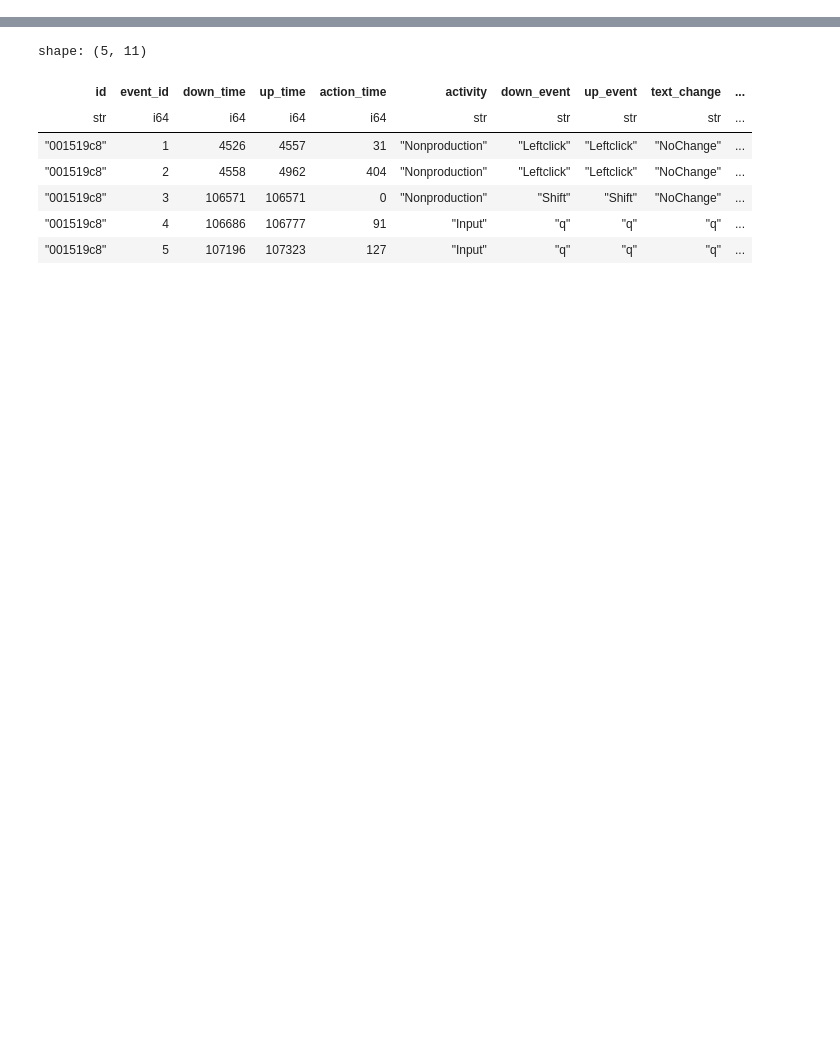
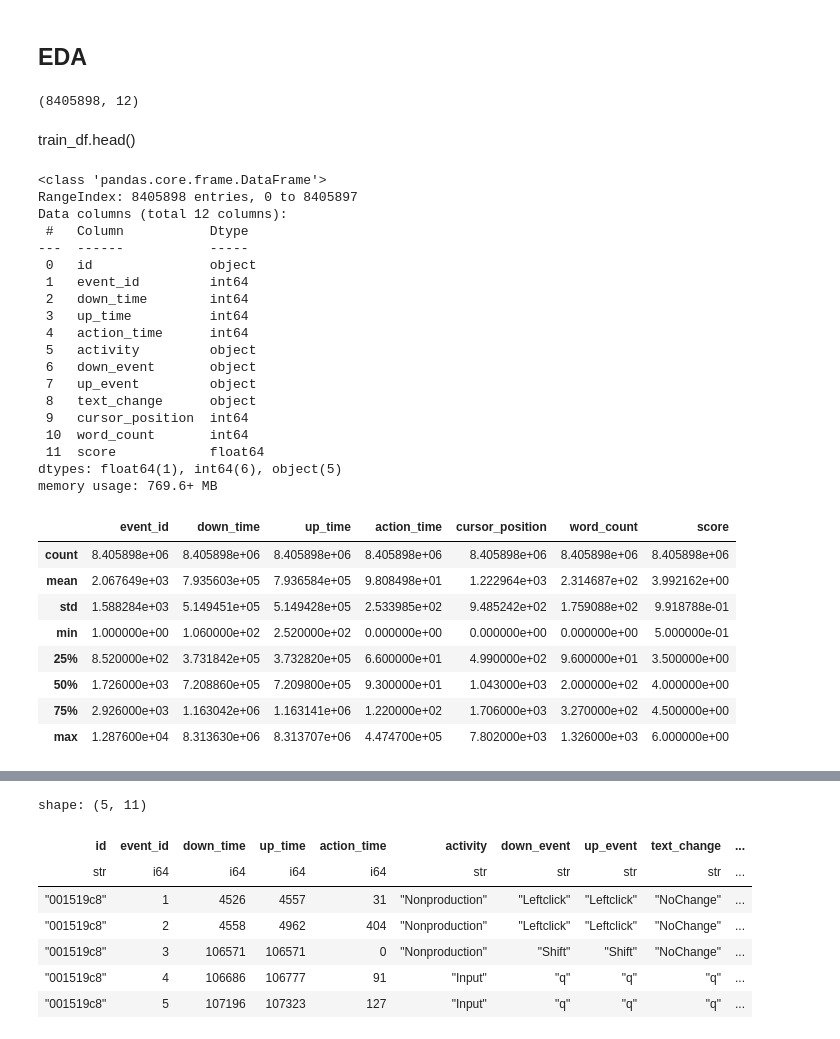
Before and after one commit to Yimei-Yang/Kaggle-WritingQuality, a Jupyter notebook: notebook.ipynb, the cells around one changed output, grey strips where cells are left out. Cells and saved outputs as stored; diff of their text form; code cells hidden in the pictures; blank space fills up the shorter version.

```diff
--- a/notebook.ipynb
+++ b/notebook.ipynb
@@ -23,3 +33,5 @@ import warnings
 warnings.filterwarnings("ignore")
 pd.options.display.max_rows = 999
 pd.options.display.max_colwidth = 99
+# %% [markdown]
+## EDA
@@ -25,0 +42,38 @@ pd.options.display.max_colwidth = 99
+# %%
+train_df.shape
+# %% [output]
+(8405898, 12)
+# %% [markdown]
+train_df.head()
+# %%
+train_df.info()
+train_df.describe()
+# %% [output]
+<class 'pandas.core.frame.DataFrame'>
+RangeIndex: 8405898 entries, 0 to 8405897
+Data columns (total 12 columns):
+ #   Column           Dtype
+---  ------           -----
+ 0   id               object
+ 1   event_id         int64
+ 2   down_time        int64
+ 3   up_time          int64
+ 4   action_time      int64
+ 5   activity         object
+ 6   down_event       object
+ 7   up_event         object
+ 8   text_change      object
+ 9   cursor_position  int64
+ 10  word_count       int64
+ 11  score            float64
+dtypes: float64(1), int64(6), object(5)
+memory usage: 769.6+ MB
+|  | event_id | down_time | up_time | action_time | cursor_position | word_count | score |
+| count | 8.405898e+06 | 8.405898e+06 | 8.405898e+06 | 8.405898e+06 | 8.405898e+06 | 8.405898e+06 | 8.405898e+06 |
+| mean | 2.067649e+03 | 7.935603e+05 | 7.936584e+05 | 9.808498e+01 | 1.222964e+03 | 2.314687e+02 | 3.992162e+00 |
+| std | 1.588284e+03 | 5.149451e+05 | 5.149428e+05 | 2.533985e+02 | 9.485242e+02 | 1.759088e+02 | 9.918788e-01 |
+| min | 1.000000e+00 | 1.060000e+02 | 2.520000e+02 | 0.000000e+00 | 0.000000e+00 | 0.000000e+00 | 5.000000e-01 |
+| 25% | 8.520000e+02 | 3.731842e+05 | 3.732820e+05 | 6.600000e+01 | 4.990000e+02 | 9.600000e+01 | 3.500000e+00 |
+| 50% | 1.726000e+03 | 7.208860e+05 | 7.209800e+05 | 9.300000e+01 | 1.043000e+03 | 2.000000e+02 | 4.000000e+00 |
+| 75% | 2.926000e+03 | 1.163042e+06 | 1.163141e+06 | 1.220000e+02 | 1.706000e+03 | 3.270000e+02 | 4.500000e+00 |
+| max | 1.287600e+04 | 8.313630e+06 | 8.313707e+06 | 4.474700e+05 | 7.802000e+03 | 1.326000e+03 | 6.000000e+00 |
```
Also changed, not shown: parts of 17 cells of this notebook.
